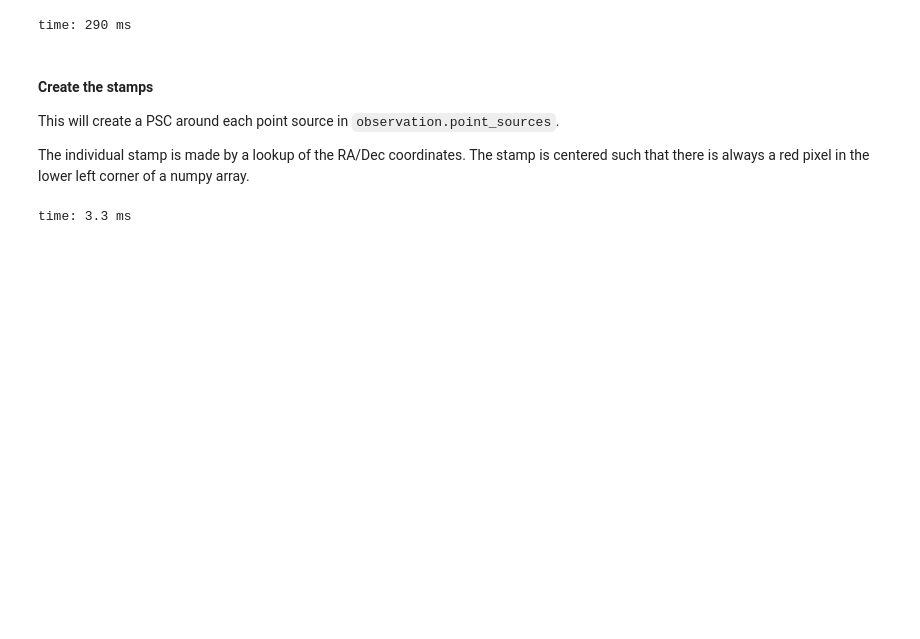
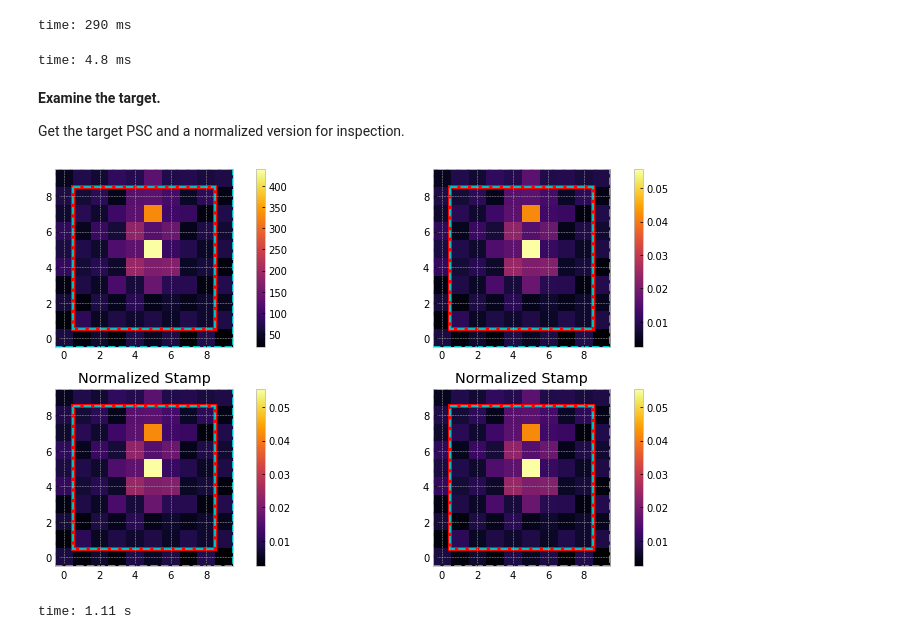
Before and after one commit to panoptes/panoptes-pipeline, a Jupyter notebook: examples/notebooks/PIAA-Algorithm.ipynb, the cells around one changed output. Drawn from its saved outputs; the diff is of its cells as text; code cells hidden in the pictures; blank space fills up the shorter version.

Commit message:
Cleanup of notebook and adding text for each step

```diff
--- a/examples/notebooks/PIAA-Algorithm.ipynb
+++ b/examples/notebooks/PIAA-Algorithm.ipynb
@@ -96,20 +136,33 @@ ticid = str(get_star_info('10193800-0948225')[0][0]) # 2MASS id - Wasp-43
 # ticid = str(get_star_info('20004297+2242342')[0][0]) # HD 189733
 # %% [output]
 time: 290 ms
-# %% [markdown]
-#### Create the stamps
-
-This will create a PSC around each point source in `observation.point_sources`.
-
-The individual stamp is made by a lookup of the RA/Dec coordinates. The stamp is centered such that there is always a red pixel in the lower left
-corner of a numpy array.
-# %%
-stamp_size = (6, 6)
-
-if len(observation.stamps) < 1:
-    observation.create_stamp_slices(stamp_size=stamp_size)
-# %% [output]
-time: 3.3 ms
+# %%
+# Going to look at our target but could grab a random PICID
+# picid = observation.point_sources.index[np.random.randint(len(observation.point_sources))]
+picid = ticid
+
+# Get PSC and normalized version
+target_psc = observation.get_psc(picid)
+normalized_psc = normalize(target_psc)
+# %% [output]
+time: 4.8 ms
+# %% [markdown]
+**Examine the target.**
+
+Get the target PSC and a normalized version for inspection.
+# %%
+# Here we are looking at the PSC and the normalized, with the normalized on bottom, so it is a repeat of information.
+show_stamps(
+    pscs=[
+        target_psc.reshape(observation.num_frames, stamp_size[0], stamp_size[1]),
+        normalized_psc.reshape(observation.num_frames, stamp_size[0], stamp_size[1])
+    ],
+    stamp_size=stamp_size[0],
+    aperture_size=stamp_size[0] -2,
+    frame_idx=0) #, stretch='log')
+# %% [output]
+[figure, added]
+time: 1.11 s
 # %%
 # Look at the PSC for our target
 d0 = np.array(observation.stamps[ticid]).reshape(observation.num_frames, stamp_size[0], stamp_size[1])
```
Also changed, not shown: parts of 53 cells of this notebook, 2 other files.
